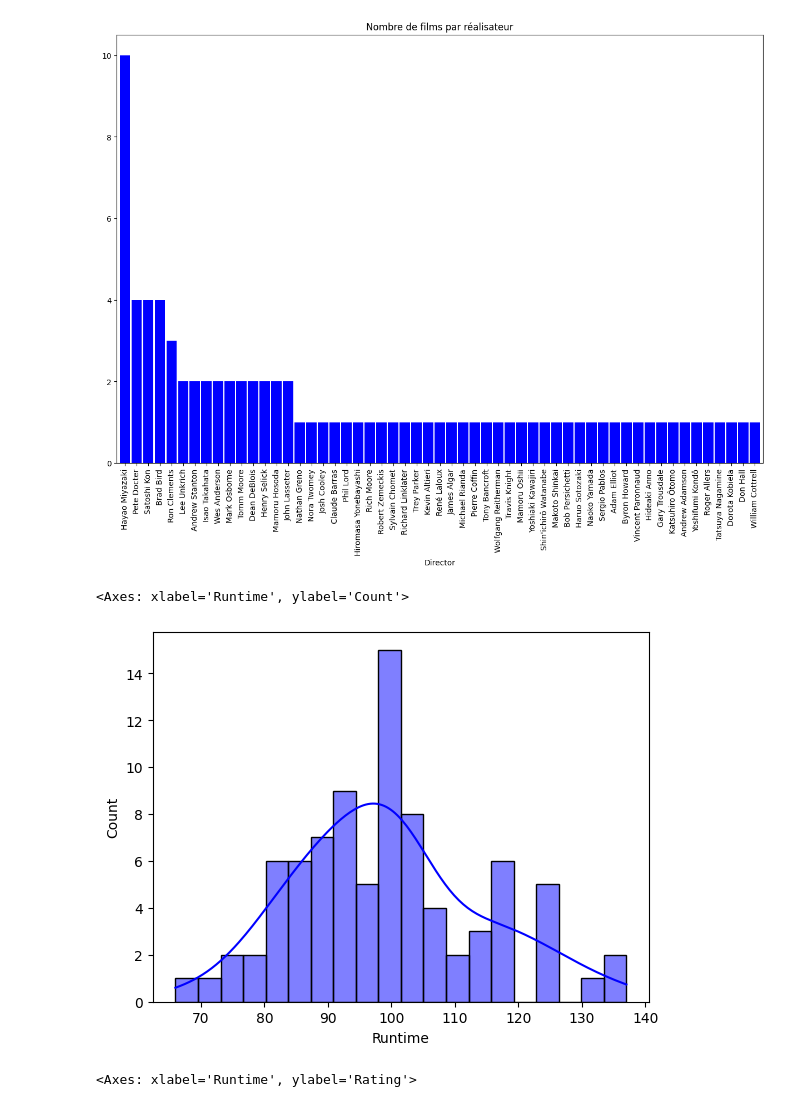
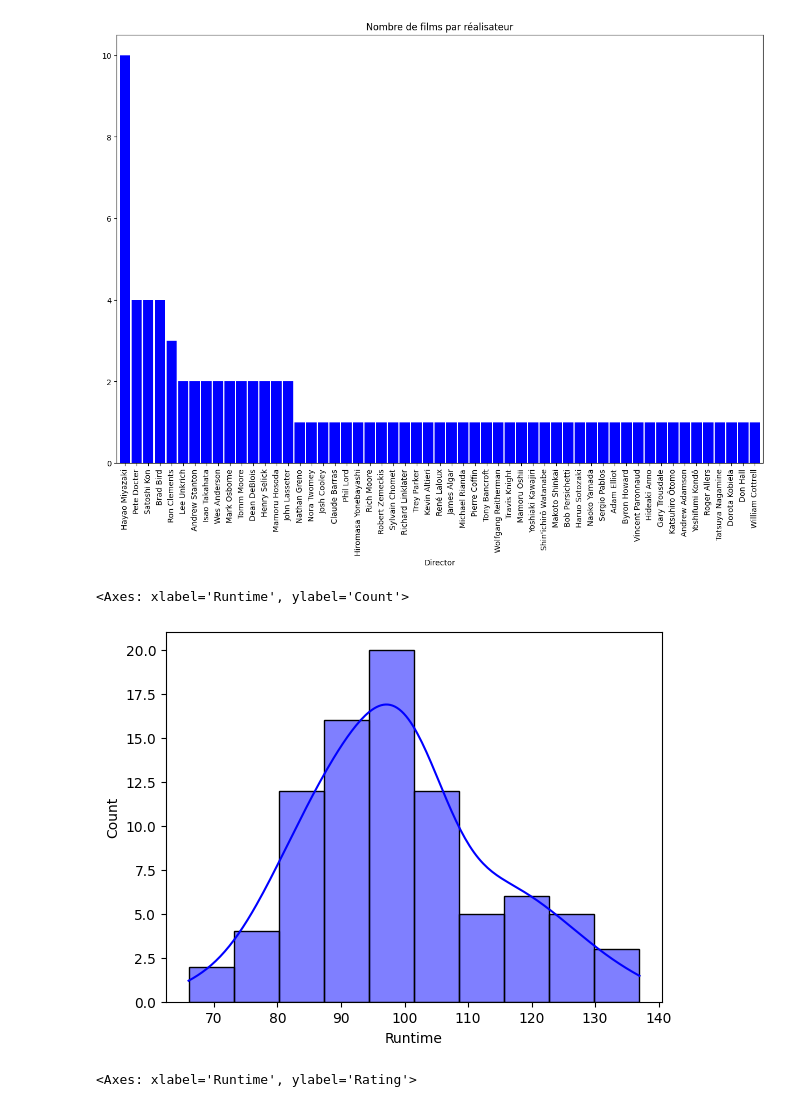
Before and after one commit to UrbsKali/ESILV_Stats, a Jupyter notebook: main.ipynb, the cells around one changed output. Drawn from its saved outputs; the diff is of its cells as text; code cells hidden in the pictures.

```diff
--- a/main.ipynb
+++ b/main.ipynb
@@ -70,13 +76,13 @@ Name: count, dtype: int64
 # %%
 # Films par Runtime
 data = df.copy()
 # plot
 data['Runtime'] = data['Runtime'].apply(lambda x: int(x.split()[0]))
 # Loi de distribution avec seaborn
-sns.histplot(data['Runtime'], kde=True, color='blue', bins=20)
+sns.histplot(data['Runtime'], kde=True, color='blue', bins=10)
 # %% [output]
 <Axes: xlabel='Runtime', ylabel='Count'>
-[figure, old version]
+[figure, new version]
 # %%
 # Lien entre le Runtime et le Rating
 data = df.copy()
```
Also changed, not shown: parts of 2 cells of this notebook.
